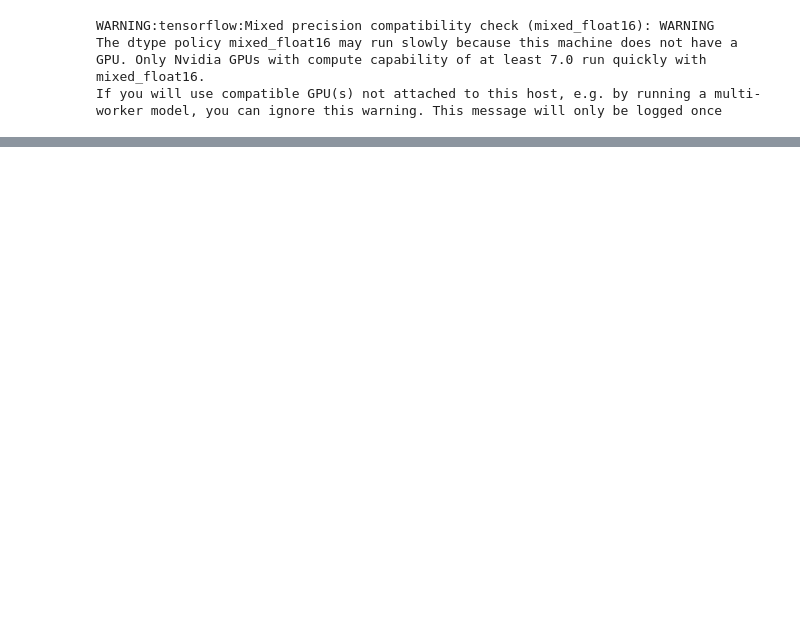
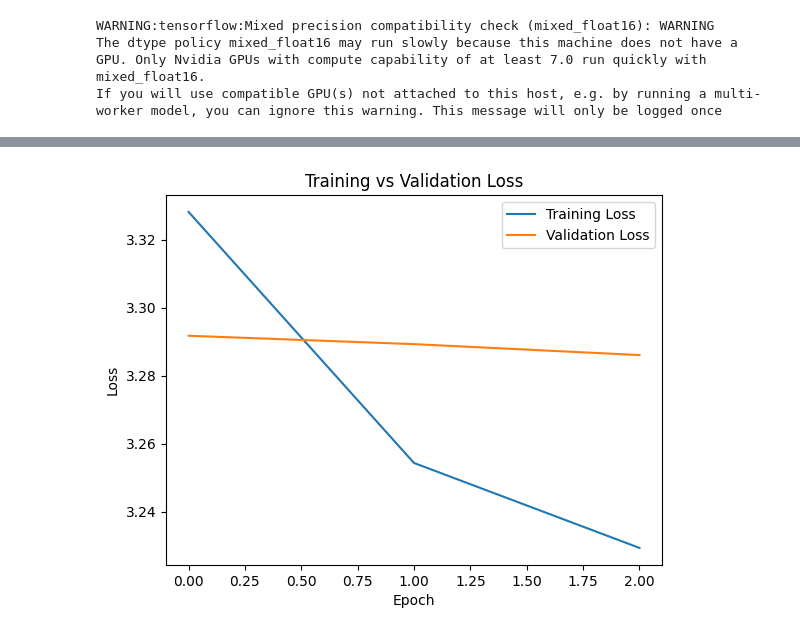
Before and after one commit to Hep7vv/DS_4002_DataX_3, a Jupyter notebook: SCRIPTS/code1-2.ipynb, the cells around one changed output, grey strips where cells are left out. Cells and saved outputs as stored; diff of their text form; code cells hidden in the pictures; blank space fills up the shorter version.

```diff
--- a/SCRIPTS/code1-2.ipynb
+++ b/SCRIPTS/code1-2.ipynb
@@ -195,3 +207,11 @@ test_ds = raw_val_ds.map(preprocess)
+# %%
+#new stuff
+
+AUTOTUNE = tf.data.AUTOTUNE
+
+train_ds = train_ds.cache().shuffle(1000).prefetch(buffer_size=AUTOTUNE)
+val_ds = val_ds.cache().prefetch(buffer_size=AUTOTUNE)
+test_ds = test_ds.cache().prefetch(buffer_size=AUTOTUNE)
 # %%
 #uses float16 for fast training
 from tensorflow.keras import mixed_precision
@@ -215,19 +235,24 @@ model = Sequential([
 
     SeparableConv2D(32, 3, activation='relu'), #building a light weight model
     BatchNormalization(), #normalizes the outputs
-    SeparableConv2D(64, 3, activation='relu'),
+    SeparableConv2D(128, 3, activation='relu'),
     BatchNormalization(),
     GlobalAveragePooling2D(),
 
-    Dropout(0.3),
+    Dropout(0.2),
     Dense(64, activation='relu'),
     Dense(27, activation='softmax', dtype='float32')  # 26 letters + maybe 1 for "space"
 ])
 # %%
 #compile the model
 
+lr_schedule = tf.keras.optimizers.schedules.ExponentialDecay(
+    initial_learning_rate=1e-3,
+    decay_steps=1000,
+    decay_rate=0.9)
+
 model.compile(
-    optimizer=tf.keras.optimizers.Adam(),
+    optimizer=tf.keras.optimizers.Adam(learning_rate=lr_schedule),
     loss='sparse_categorical_crossentropy',
     metrics=['accuracy']
 )
@@ -253,9 +278,17 @@ Non-trainable params: 192 (768.00 Byte)
 _________________________________________________________________
 # %%
 #train the model
+from tensorflow.keras.callbacks import EarlyStopping, ReduceLROnPlateau
+
+callbacks = [
+    EarlyStopping(patience=.1, restore_best_weights=True),
+    ReduceLROnPlateau(factor=0.5, patience=2)
+]
+
 history = model.fit(
     train_ds,
     validation_data=val_ds,
-    epochs=15
+    epochs=3,
+    callbacks=callbacks
 )
 # %% [output]
@@ -285,0 +308,17 @@ print(f"✅ Final Test Accuracy: {test_acc:.4f}")
+# %%
+import matplotlib.pyplot as plt
+
+# Extract loss values
+train_loss = history.history['loss']
+val_loss = history.history['val_loss']
+
+# Plotting
+plt.plot(train_loss, label='Training Loss')
+plt.plot(val_loss, label='Validation Loss')
+plt.xlabel('Epoch')
+plt.ylabel('Loss')
+plt.title('Training vs Validation Loss')
+plt.legend()
+plt.show()
+# %% [output]
+[figure, added]
```
Also changed, not shown: parts of 7 cells of this notebook.
